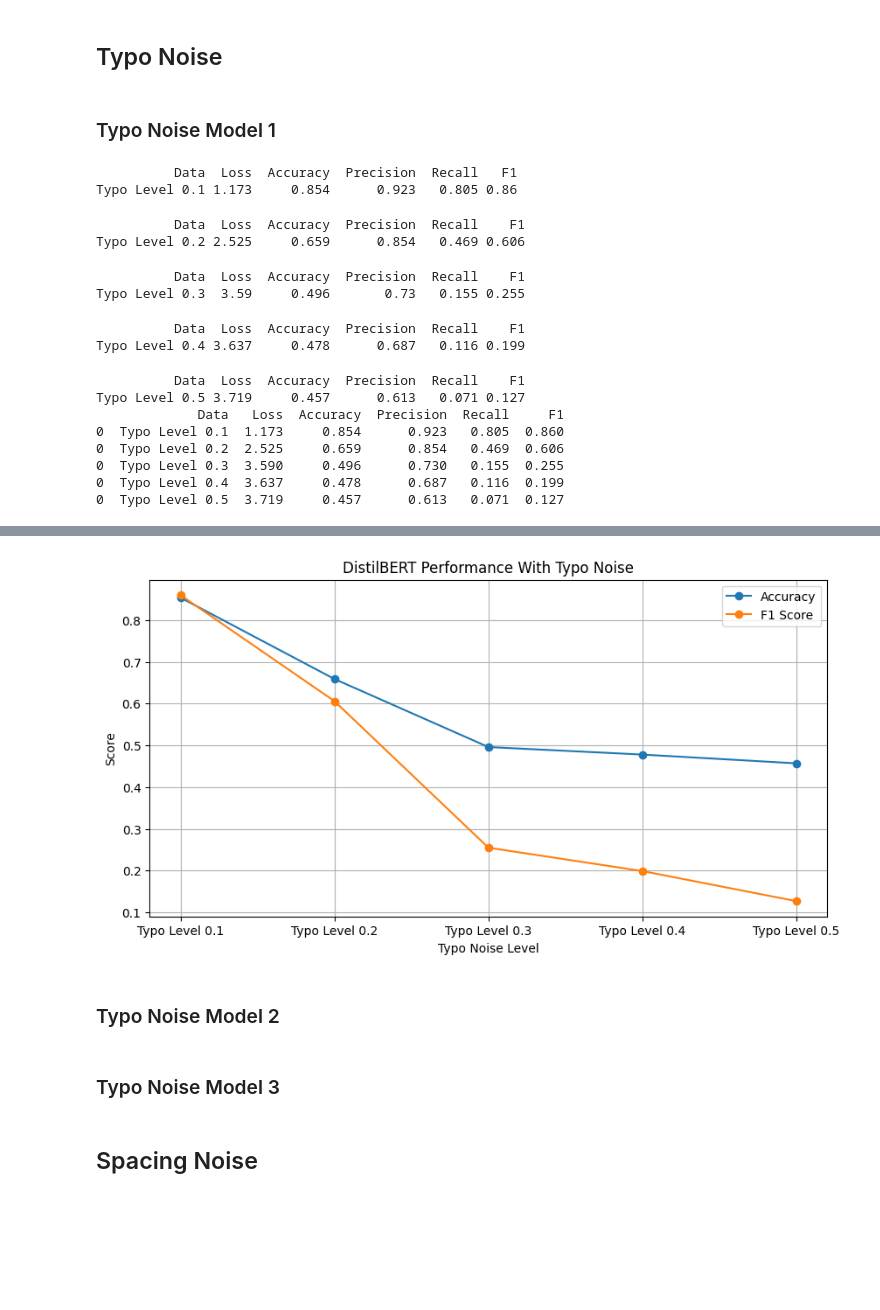
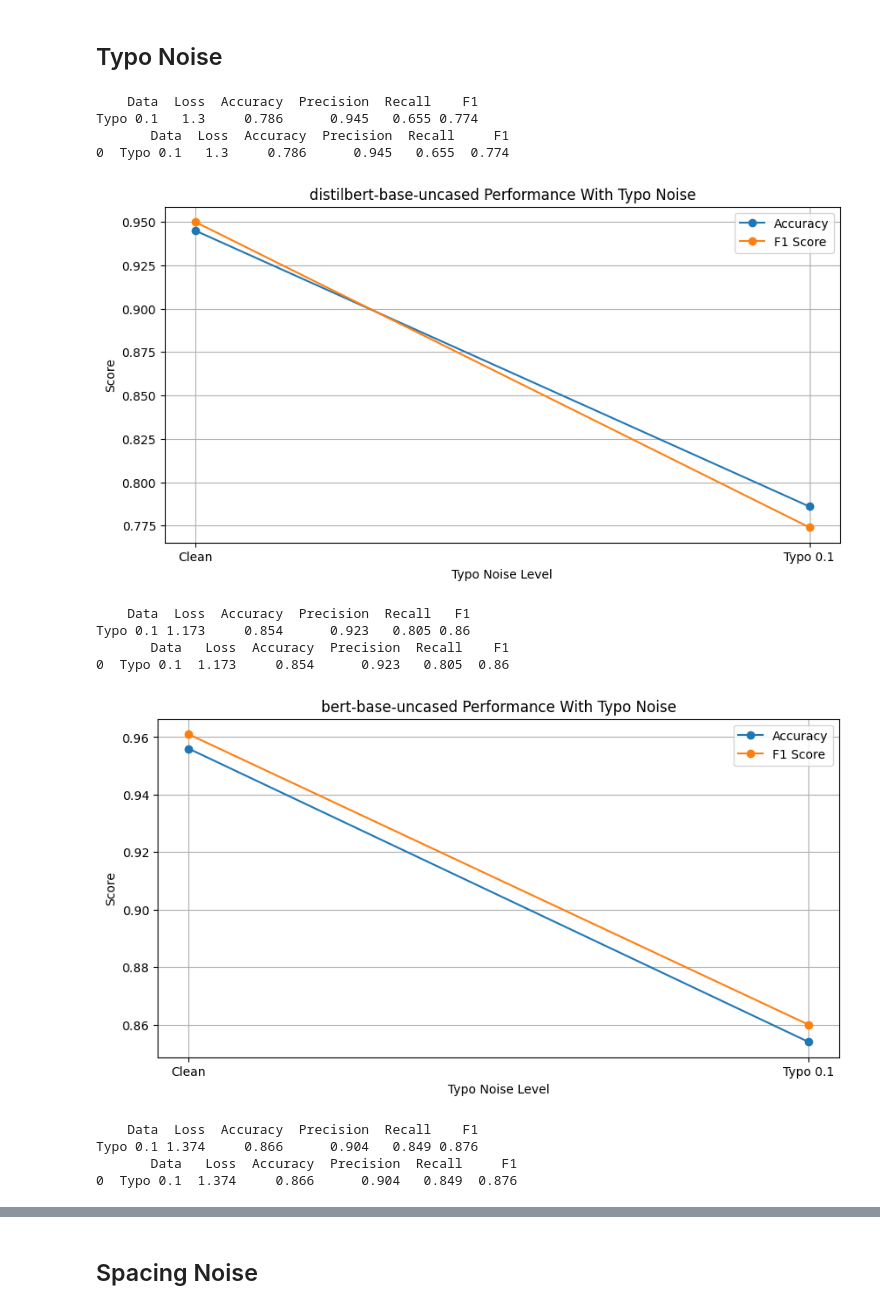
Before and after one commit to pa185/Coding_Project_Philip_Allen_CSM500-2026-APR_240233660, a Jupyter notebook: model-1.ipynb, the cells around one changed output, grey strips where cells are left out. Saved outputs shown, nothing was run; the diff lists cells and outputs as text; code cells hidden in the pictures; blank space fills up the shorter version.

```diff
--- a/model-1.ipynb
+++ b/model-1.ipynb
@@ -933,23 +949,27 @@ accuracy_f1_graph(ocr_results_df, "OCR", "DistilBERT")
 # %% [markdown]
 ## Typo Noise
-# %% [markdown]
-### Typo Noise Model 1
 # %%
-typo_results_df = create_tokenize_evaluate_noise_levels(tokenizer_model_2, trainer_model_2, [0.1, 0.2, 0.3, 0.4, 0.5], add_typo_noise, "Typo Level")
+all_models_for_noise(
+    [tokenizer_model_1, tokenizer_model_2, tokenizer_model_3],
+    [trainer_model_1, trainer_model_2, trainer_model_3],
+    [model_1_results, model_2_results, model_3_results],
+    [model_1, model_2, model_3],
+    add_typo_noise,
+    "Typo",
+    [0.1, 0.2, 0.3, 0.4, 0.5]
+)
 # %% [output]
-          Data  Loss  Accuracy  Precision  Recall   F1
-Typo Level 0.1 1.173     0.854      0.923   0.805 0.86
+    Data  Loss  Accuracy  Precision  Recall    F1
+Typo 0.1   1.3     0.786      0.945   0.655 0.774
+       Data  Loss  Accuracy  Precision  Recall     F1
+0  Typo 0.1   1.3     0.786      0.945   0.655  0.774
+[figure, added]
-          Data  Loss  Accuracy  Precision  Recall    F1
-Typo Level 0.2 2.525     0.659      0.854   0.469 0.606
+    Data  Loss  Accuracy  Precision  Recall   F1
+Typo 0.1 1.173     0.854      0.923   0.805 0.86
+       Data   Loss  Accuracy  Precision  Recall    F1
+0  Typo 0.1  1.173     0.854      0.923   0.805  0.86
+[figure, added]
-          Data  Loss  Accuracy  Precision  Recall    F1
-Typo Level 0.3  3.59     0.496       0.73   0.155 0.255
+    Data  Loss  Accuracy  Precision  Recall    F1
+Typo 0.1 1.374     0.866      0.904   0.849 0.876
+       Data   Loss  Accuracy  Precision  Recall     F1
+0  Typo 0.1  1.374     0.866      0.904   0.849  0.876
-          Data  Loss  Accuracy  Precision  Recall    F1
-Typo Level 0.4 3.637     0.478      0.687   0.116 0.199
-          Data  Loss  Accuracy  Precision  Recall    F1
-Typo Level 0.5 3.719     0.457      0.613   0.071 0.127
-             Data   Loss  Accuracy  Precision  Recall     F1
-0  Typo Level 0.1  1.173     0.854      0.923   0.805  0.860
-0  Typo Level 0.2  2.525     0.659      0.854   0.469  0.606
-0  Typo Level 0.3  3.590     0.496      0.730   0.155  0.255
-0  Typo Level 0.4  3.637     0.478      0.687   0.116  0.199
-0  Typo Level 0.5  3.719     0.457      0.613   0.071  0.127
@@ -956,10 +977,2 @@ Typo Level 0.5 3.719     0.457      0.613   0.071 0.127
-# %%
-accuracy_f1_graph(typo_results_df, "Typo", "DistilBERT")
-# %% [output]
-[figure, removed]
-# %% [markdown]
-### Typo Noise Model 2
-# %% [markdown]
-### Typo Noise Model 3
 # %% [markdown]
 ## Spacing Noise
```
Also changed, not shown: parts of 21 cells of this notebook.
